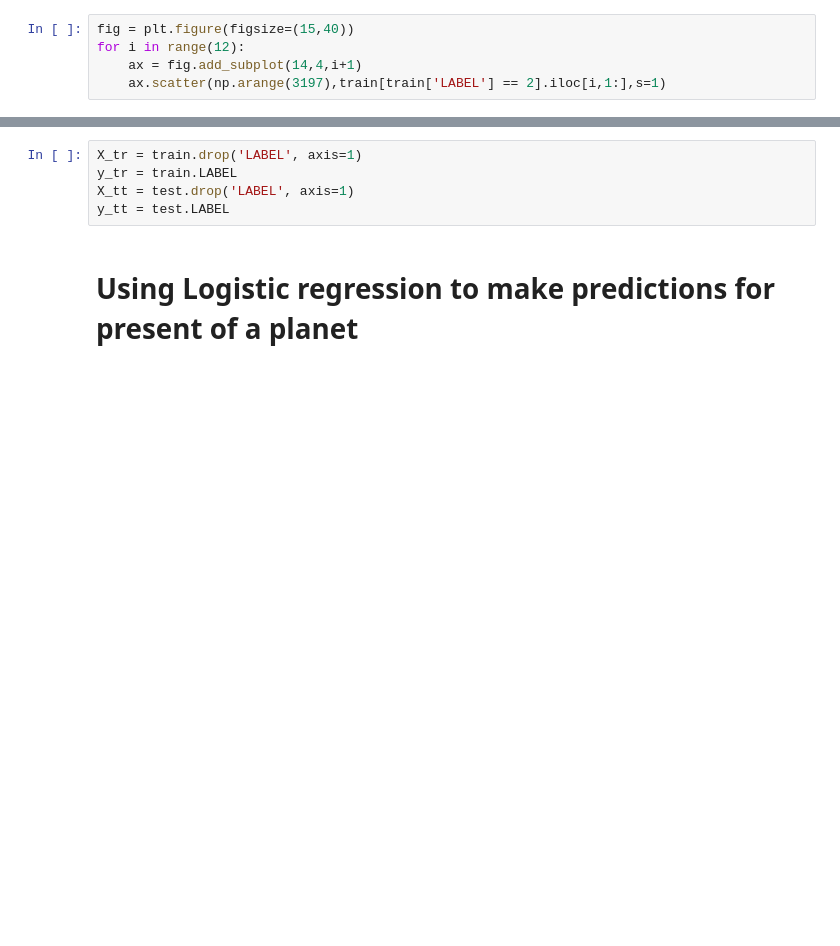
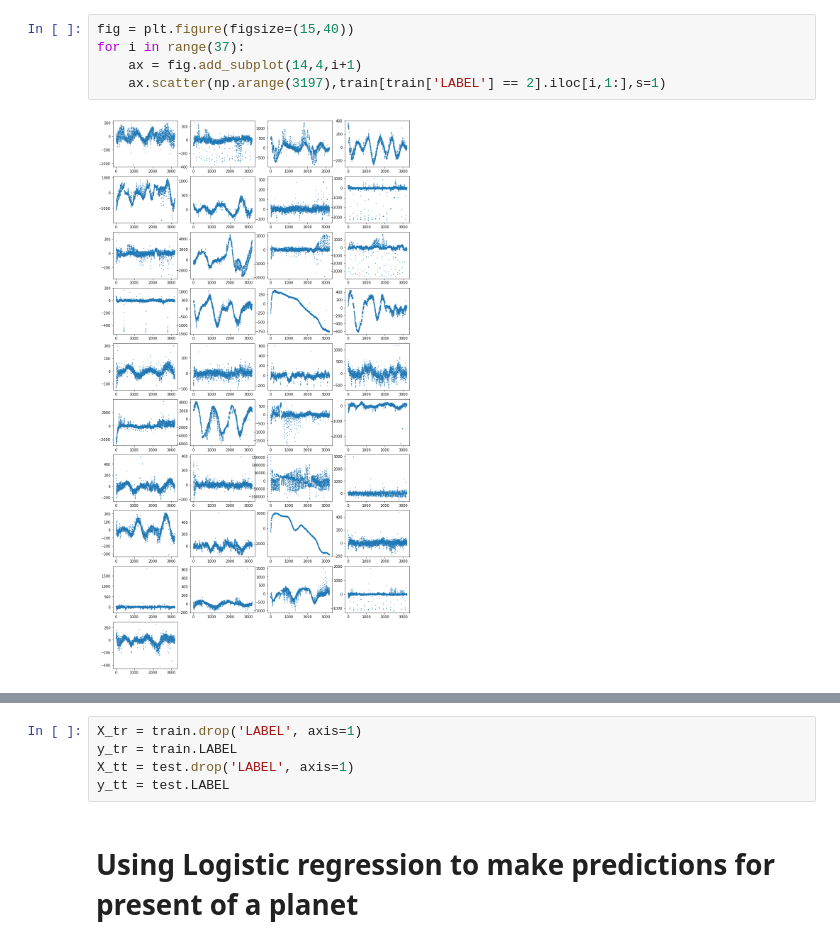
Before and after one commit to Astroraf/exoplanet, a Jupyter notebook: exoplanet.ipynb, the cells around one changed output, grey strips where cells are left out. Saved outputs shown, nothing was run; the diff lists cells and outputs as text; blank space fills up the shorter version.

```diff
--- a/exoplanet.ipynb
+++ b/exoplanet.ipynb
@@ -26,8 +44,10 @@ train.describe()
 # %%
 fig = plt.figure(figsize=(15,40))
-for i in range(12):
+for i in range(37):
     ax = fig.add_subplot(14,4,i+1)
     ax.scatter(np.arange(3197),train[train['LABEL'] == 2].iloc[i,1:],s=1)
+# %% [output]
+[figure, added]
 # %%
 fig = plt.figure(figsize=(15,40))
 for i in range(12):
```
Also changed, not shown: parts of 35 cells of this notebook.
